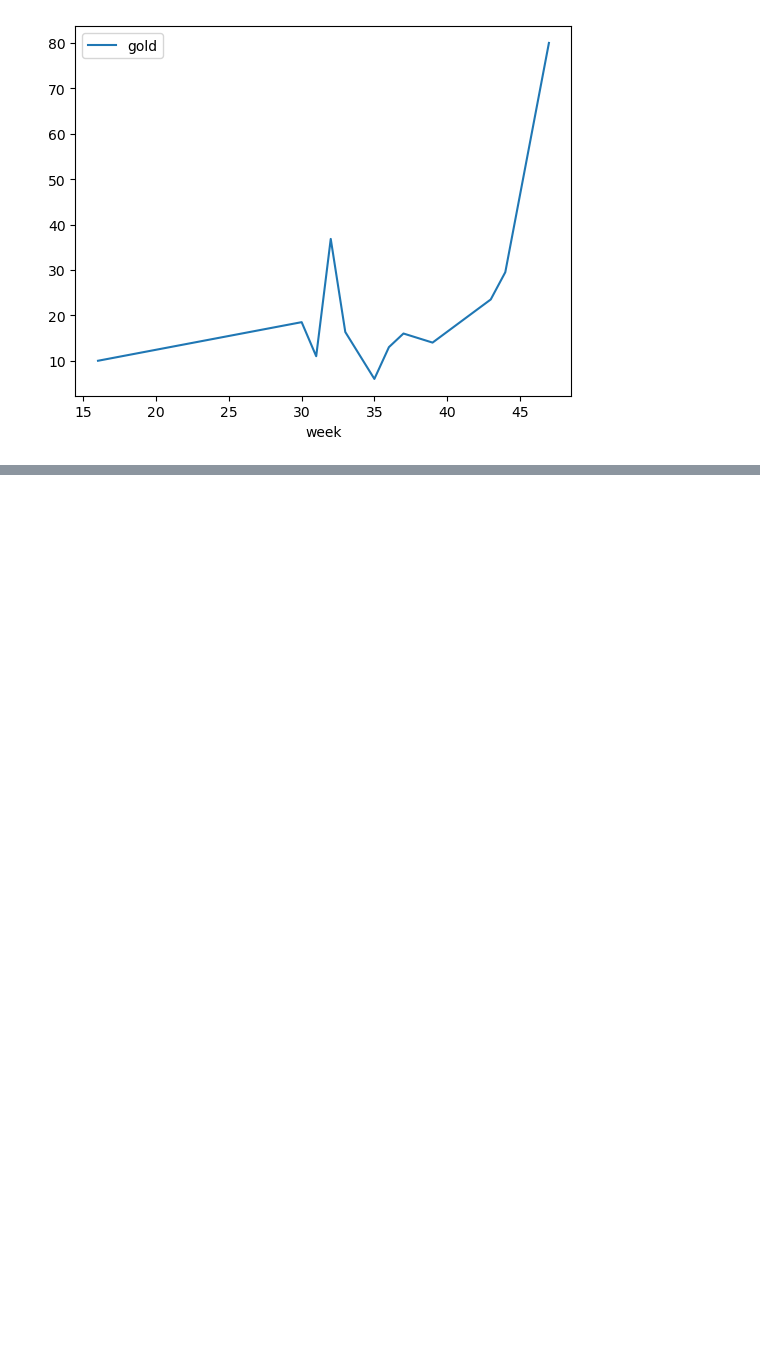
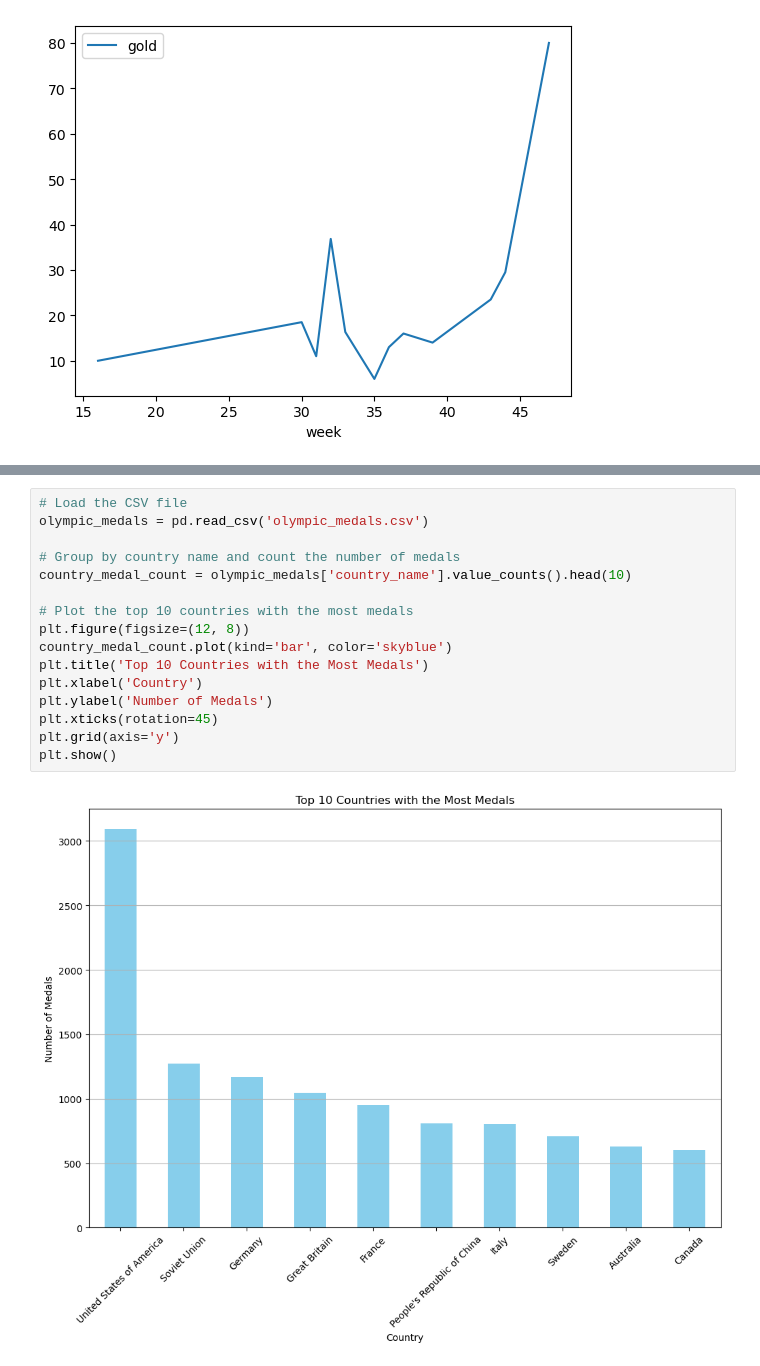
Before and after one commit to ncmoliver/olympic_analysis, a Jupyter notebook: olympic_analysis.ipynb, the cells around one changed output, grey strips where cells are left out. Drawn from its saved outputs; the diff is of its cells as text; blank space fills up the shorter version.

```diff
--- a/olympic_analysis.ipynb
+++ b/olympic_analysis.ipynb
@@ -126,0 +200,18 @@ weekday_outcomes.plot()
+# %%
+# Load the CSV file
+olympic_medals = pd.read_csv('olympic_medals.csv')
+
+# Group by country name and count the number of medals
+country_medal_count = olympic_medals['country_name'].value_counts().head(10)
+
+# Plot the top 10 countries with the most medals
+plt.figure(figsize=(12, 8))
+country_medal_count.plot(kind='bar', color='skyblue')
+plt.title('Top 10 Countries with the Most Medals')
+plt.xlabel('Country')
+plt.ylabel('Number of Medals')
+plt.xticks(rotation=45)
+plt.grid(axis='y')
+plt.show()
+# %% [output]
+[figure, added]
```
Also changed, not shown: parts of 5 cells of this notebook.
